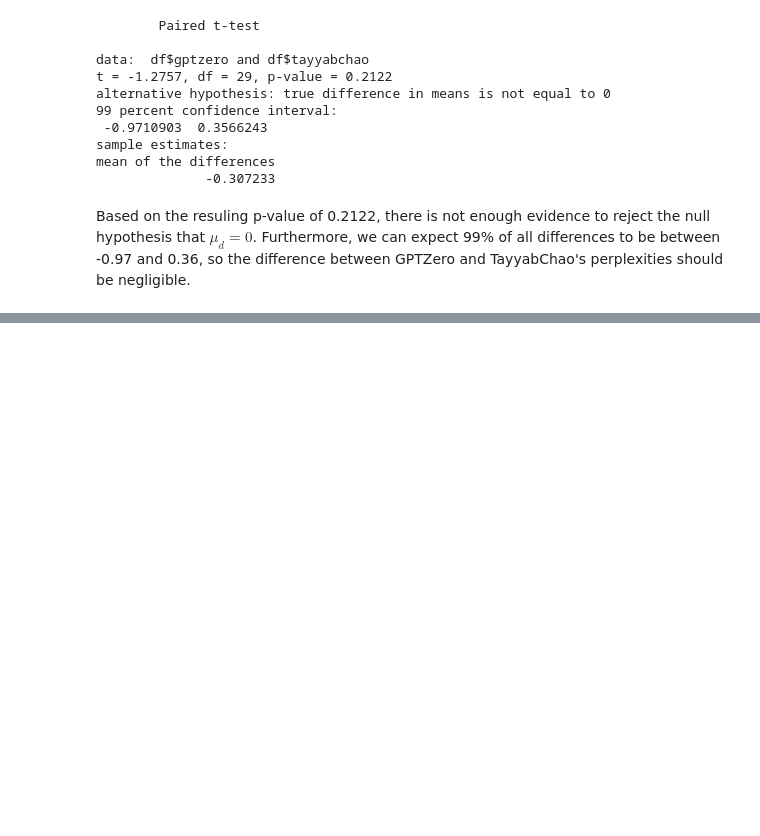
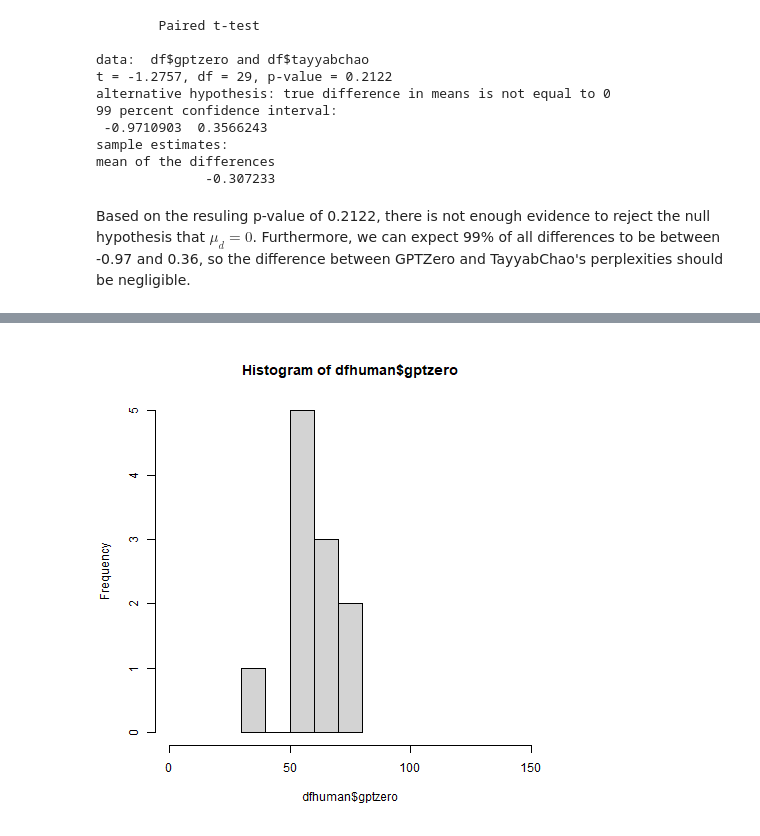
Before and after one commit to brightp-py/cic_student_essays, a Jupyter notebook: gptzero_column.ipynb, the cells around one changed output, grey strips where cells are left out. Drawn from its saved outputs; the diff is of its cells as text; code cells hidden in the pictures; blank space fills up the shorter version.

```diff
--- a/gptzero_column.ipynb
+++ b/gptzero_column.ipynb
@@ -415,0 +581,7 @@ Based on the resuling p-value of 0.2122, there is not enough evidence to reject
+# %%
+%%R
+dfhuman <- df[df$decision == "Your text may include parts written by an AI.",]
+hist(dfhuman$gptzero,
+     xlim = c(0, 150))
+# %% [output]
+[figure, added]
```
Also changed, not shown: parts of 10 cells of this notebook, 1 other file.
